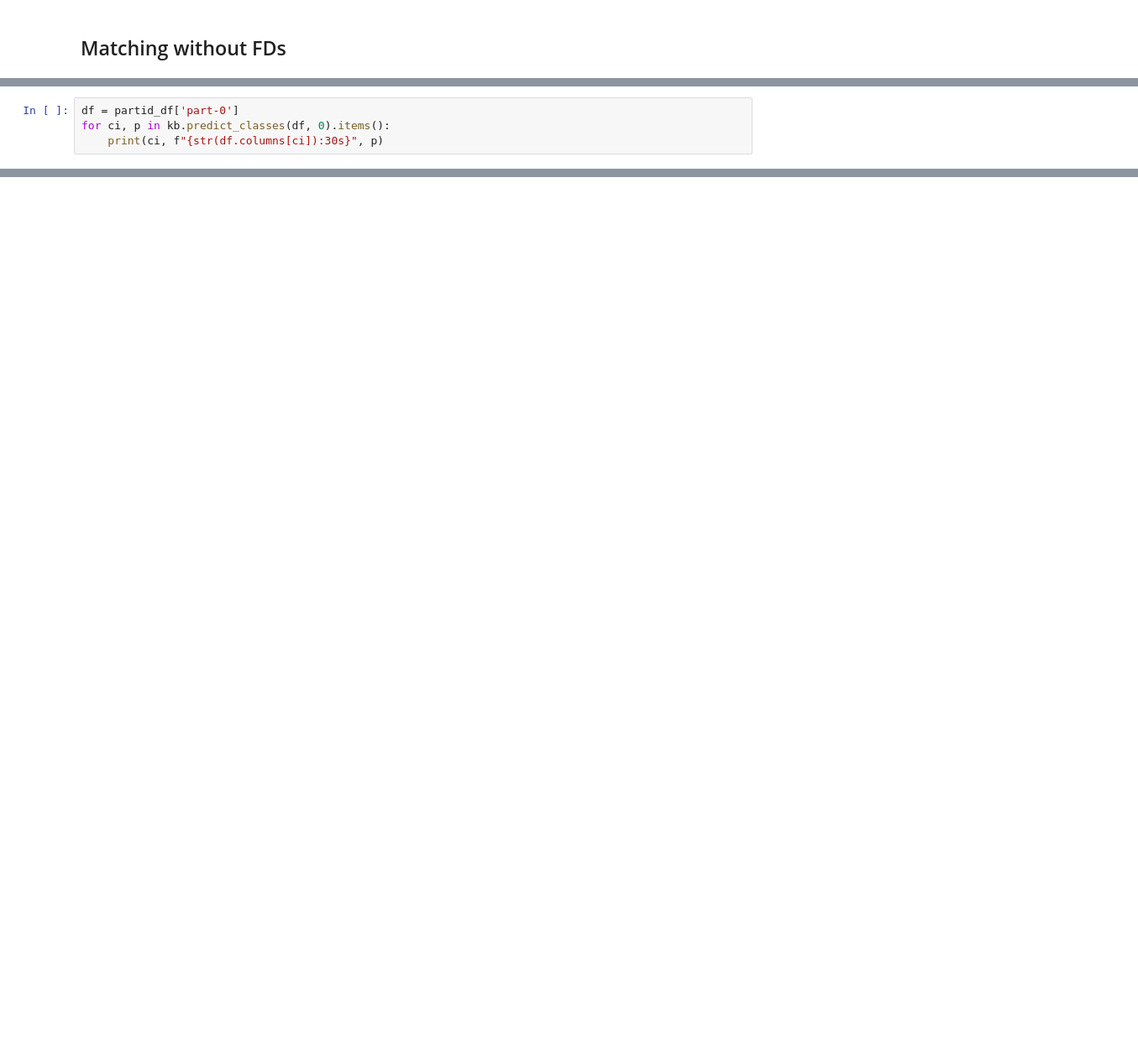
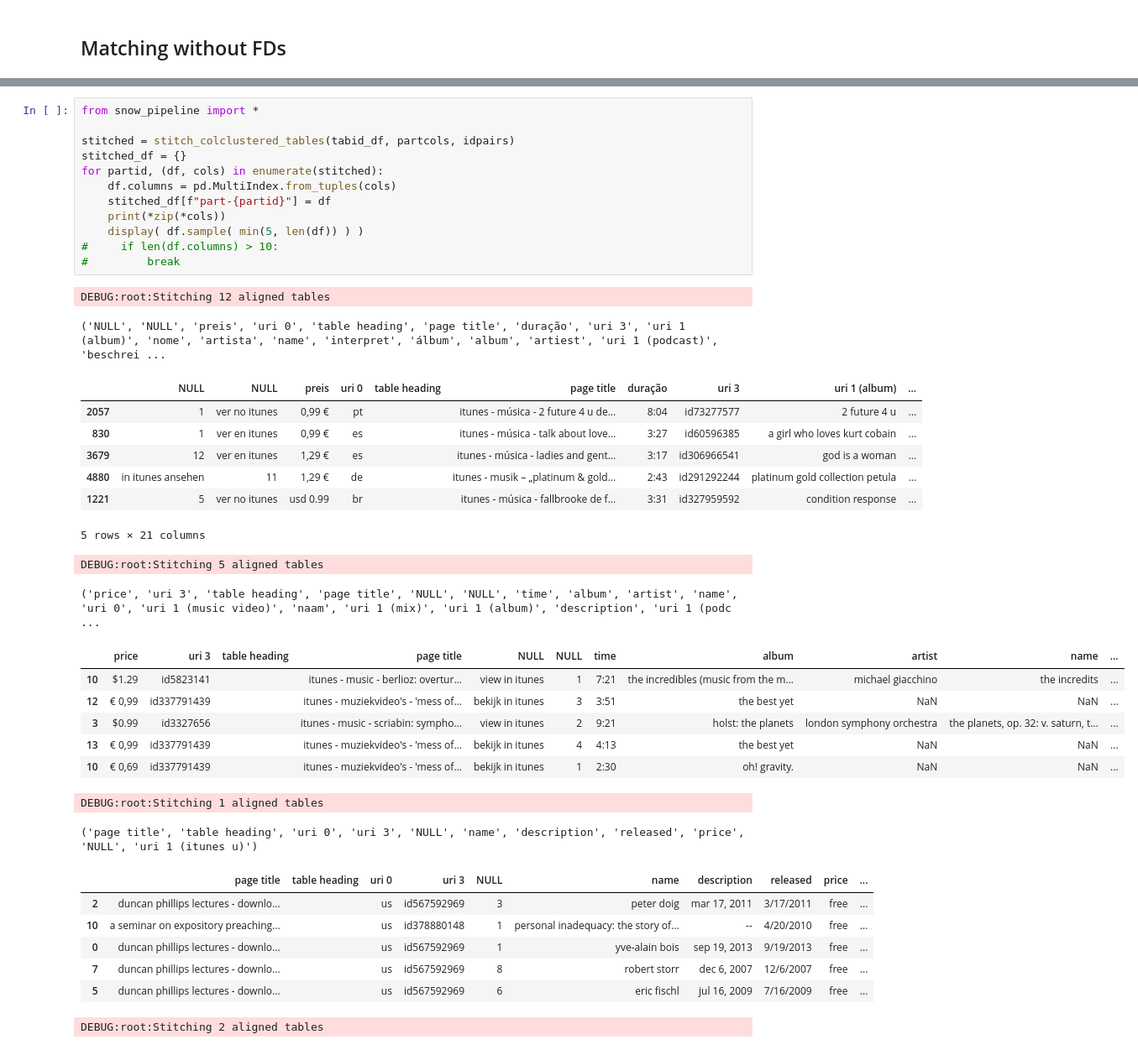
Before and after one commit to karmaresearch/takco, a Jupyter notebook: docs/benchmarks/compare-snow.ipynb, the cells around one changed output, grey strips where cells are left out. Shown at 84% size. Cells and saved outputs as stored; diff of their text form; blank space fills up the shorter version.

```diff
--- a/docs/benchmarks/compare-snow.ipynb
+++ b/docs/benchmarks/compare-snow.ipynb
@@ -81,4 +45,0 @@ Wall time: 2.56 s
-# %%
-df = partid_df['part-0']
-for ci, p in kb.predict_classes(df, 0).items():
-    print(ci, f"{str(df.columns[ci]):30s}", p)
@@ -341,0 +117,39 @@ FK,time,price -> Disambiguation of name,Disambiguation of album
+# %%
+from snow_pipeline import *
+
+stitched = stitch_colclustered_tables(tabid_df, partcols, idpairs)
+stitched_df = {}
+for partid, (df, cols) in enumerate(stitched):
+    df.columns = pd.MultiIndex.from_tuples(cols)
+    stitched_df[f"part-{partid}"] = df
+    print(*zip(*cols))
+    display( df.sample( min(5, len(df)) ) )
+#     if len(df.columns) > 10:
+#         break
+# %% [output]
+DEBUG:root:Stitching 12 aligned tables
+('NULL', 'NULL', 'preis', 'uri 0', 'table heading', 'page title', 'duração', 'uri 3', 'uri 1 (album)', 'nome', 'artista', 'name', 'interpret', 'álbum', 'album', 'artiest', 'uri 1 (podcast)', 'beschrei ...
+|  | NULL | NULL | preis | uri 0 | table heading | page title | duração | uri 3 | uri 1 (album) | ... |
+| 2057 | 1 | ver no itunes | 0,99 € | pt |  | itunes - música - 2 future 4 u de... | 8:04 | id73277577 | 2 future 4 u | ... |
+| 830 | 1 | ver en itunes | 0,99 € | es |  | itunes - música - talk about love... | 3:27 | id60596385 | a girl who loves kurt cobain | ... |
+| 3679 | 12 | ver en itunes | 1,29 € | es |  | itunes - música - ladies and gent... | 3:17 | id306966541 | god is a woman | ... |
+| 4880 | in itunes ansehen | 11 | 1,29 € | de |  | itunes - musik – „platinum & gold... | 2:43 | id291292244 | platinum gold collection petula | ... |
+| 1221 | 5 | ver no itunes | usd 0.99 | br |  | itunes - música - fallbrooke de f... | 3:31 | id327959592 | condition response | ... |
+5 rows × 21 columns
+DEBUG:root:Stitching 5 aligned tables
+('price', 'uri 3', 'table heading', 'page title', 'NULL', 'NULL', 'time', 'album', 'artist', 'name', 'uri 0', 'uri 1 (music video)', 'naam', 'uri 1 (mix)', 'uri 1 (album)', 'description', 'uri 1 (podc ...
+|  | price | uri 3 | table heading | page title | NULL | NULL | time | album | artist | name | ... |
+| 10 | $1.29 | id5823141 |  | itunes - music - berlioz: overtur... | view in itunes | 1 | 7:21 | the incredibles (music from the m... | michael giacchino | the incredits | ... |
+| 12 | € 0,99 | id337791439 |  | itunes - muziekvideo's - 'mess of... | bekijk in itunes | 3 | 3:51 | the best yet | NaN | NaN | ... |
+| 3 | $0.99 | id3327656 |  | itunes - music - scriabin: sympho... | view in itunes | 2 | 9:21 | holst: the planets | london symphony orchestra | the planets, op. 32: v. saturn, t... | ... |
+| 13 | € 0,99 | id337791439 |  | itunes - muziekvideo's - 'mess of... | bekijk in itunes | 4 | 4:13 | the best yet | NaN | NaN | ... |
+| 10 | € 0,69 | id337791439 |  | itunes - muziekvideo's - 'mess of... | bekijk in itunes | 1 | 2:30 | oh! gravity. | NaN | NaN | ... |
+DEBUG:root:Stitching 1 aligned tables
+('page title', 'table heading', 'uri 0', 'uri 3', 'NULL', 'name', 'description', 'released', 'price', 'NULL', 'uri 1 (itunes u)')
+|  | page title | table heading | uri 0 | uri 3 | NULL | name | description | released | price | ... |
+| 2 | duncan phillips lectures - downlo... |  | us | id567592969 | 3 | peter doig | mar 17, 2011 | 3/17/2011 | free | ... |
+| 10 | a seminar on expository preaching... |  | us | id378880148 | 1 | personal inadequacy: the story of... | -- | 4/20/2010 | free | ... |
+| 0 | duncan phillips lectures - downlo... |  | us | id567592969 | 1 | yve-alain bois | sep 19, 2013 | 9/19/2013 | free | ... |
+| 7 | duncan phillips lectures - downlo... |  | us | id567592969 | 8 | robert storr | dec 6, 2007 | 12/6/2007 | free | ... |
+| 5 | duncan phillips lectures - downlo... |  | us | id567592969 | 6 | eric fischl | jul 16, 2009 | 7/16/2009 | free | ... |
+DEBUG:root:Stitching 2 aligned tables
```
Also changed, not shown: parts of 18 cells of this notebook, 3 other files.
